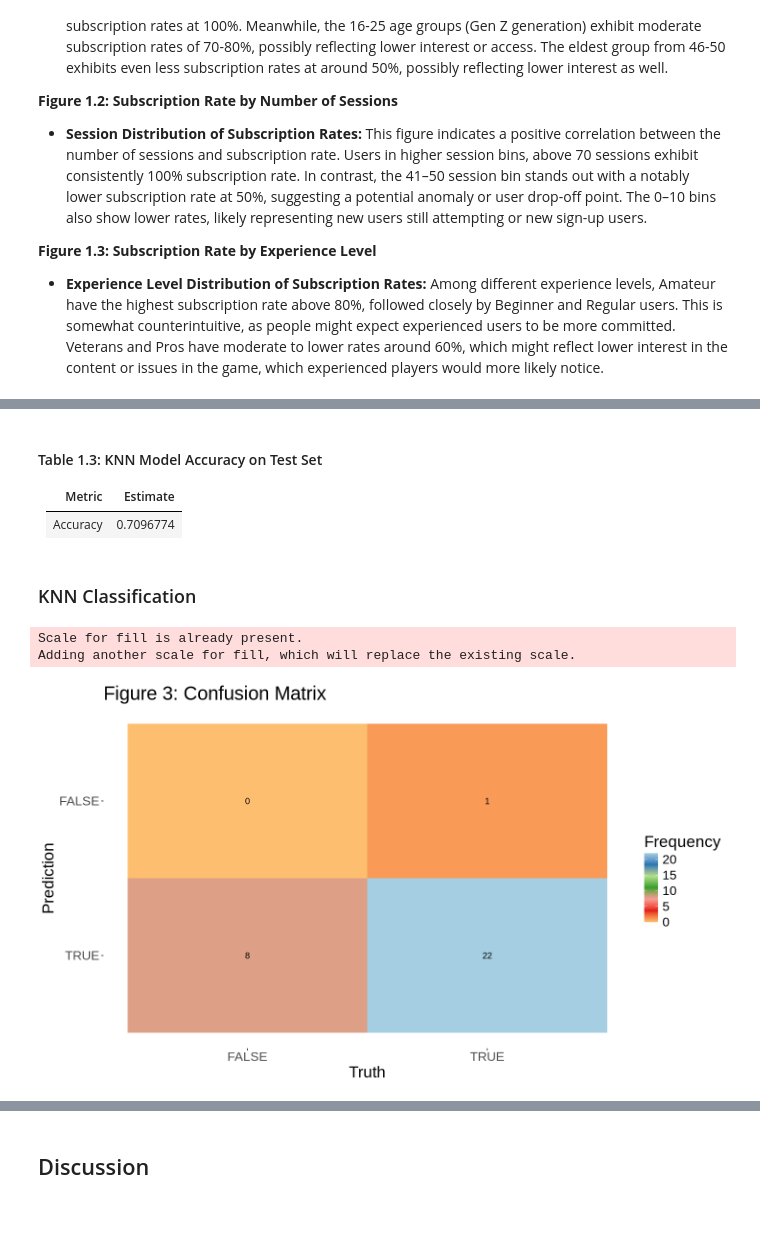
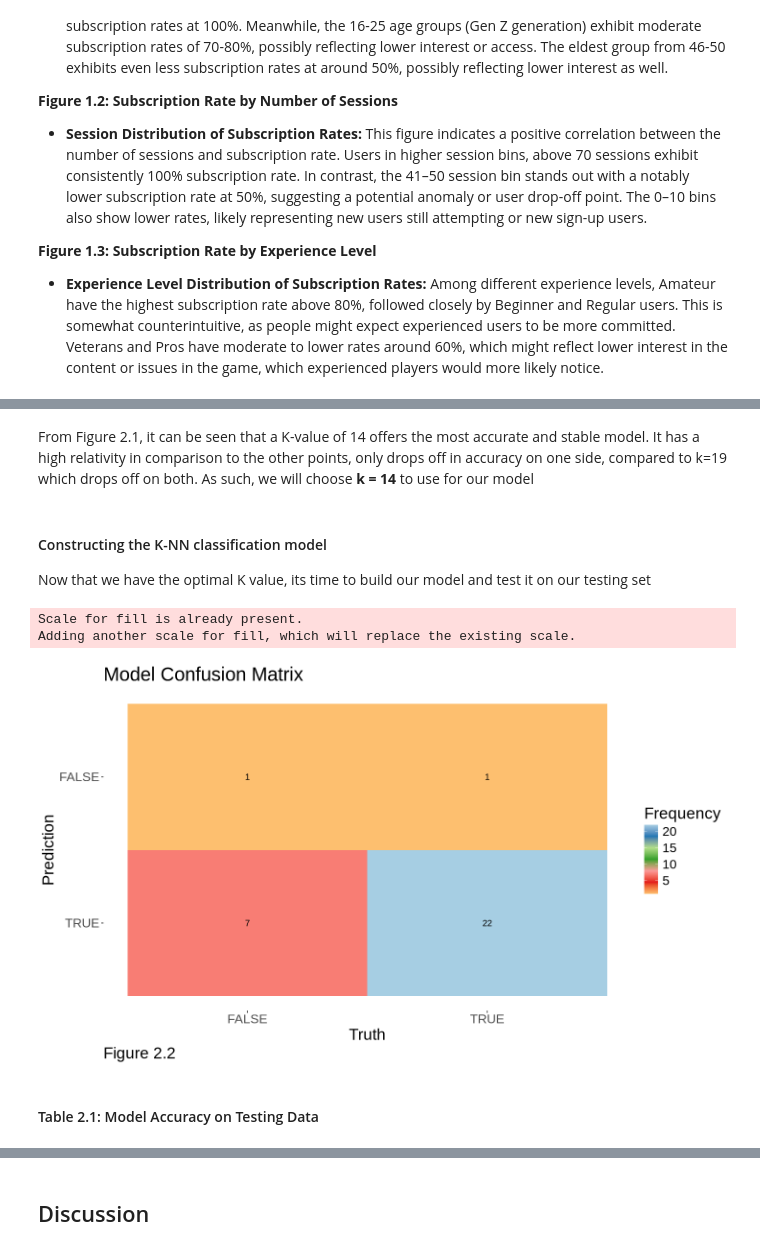
Before and after one commit to karunaj28/DSCI100-Group-Project, a Jupyter notebook: group-final.ipynb, the cells around one changed output, grey strips where cells are left out. Cells and saved outputs as stored; diff of their text form; code cells hidden in the pictures; blank space fills up the shorter version.

```diff
--- a/group-final.ipynb
+++ b/group-final.ipynb
@@ -336,38 +349,38 @@ Warning message in geom_point(aes(x = 15, y = ky), size = 4, colour = "blue"):
+# %% [markdown]
+From Figure 2.1, it can be seen that a K-value of 14 offers the most accurate and stable model. It has a high relativity in comparison to the other points, only drops off in accuracy on one side, compared to k=19 which drops off on both. As such, we will choose **k = 14** to use for our model
+# %% [markdown]
+#### Constructing the K-NN classification model
+Now that we have the optimal K value, its time to build our model and test it on our testing set
+# %%
+knn_best_spec <- nearest_neighbor(weight_func = "rectangular", neighbors = selected_K) |>
+    set_engine("kknn") |>
+    set_mode("classification")
+
+ps_fit <- workflow() |>
+  add_recipe(ps_recipe) |>
+  add_model(knn_best_spec) |>
+  fit(data = ps_train)
+
+ps_predictions <- predict(ps_fit, ps_test) |>
+    bind_cols(ps_test)
+
+ps_acc <- ps_predictions |>
+    metrics(truth = subscribe, estimate = .pred_class) |>
+    select(.metric, .estimate) |>
+    head(1)
+
+ps_cm <- ps_predictions |>
+    conf_mat(truth = subscribe, estimate = .pred_class)
+
+autoplot(ps_cm, type = "heatmap") +
+    scale_fill_distiller(palette = "Paired", name = "Frequency") +
+    labs(title = "Model Confusion Matrix",
+        caption = "Figure 2.2") +
+    theme(legend.position = "right", text = element_text(size = 20),
+          plot.caption = element_text(size = 20, hjust = 0))
+# %% [output]
+Scale for fill is already present.
+Adding another scale for fill, which will replace the existing scale.
+[figure, added]
 # %% [markdown]
-#### Table 1.3: KNN Model Accuracy on Test Set
-
-| Metric   | Estimate   |
-|----------|------------|
-| Accuracy | 0.7096774  |
+#### Table 2.1: Model Accuracy on Testing Data
-# %% [markdown]
-### KNN Classification
-# %%
-knn_best_spec <- nearest_neighbor(weight_func = "rectangular", neighbors = 13) |>
-    set_engine("kknn") |>
-    set_mode("classification")
-
-ps_fit <- workflow() |>
-  add_recipe(ps_recipe) |>
-  add_model(knn_best_spec) |>
-  fit(data = ps_train)
-
-ps_predictions <- predict(ps_fit, ps_test) |>
-    bind_cols(ps_test)
-
-ps_acc <- ps_predictions |>
-    metrics(truth = subscribe, estimate = .pred_class) |>
-    select(.metric, .estimate) |>
-    head(1)
-
-ps_cm <- ps_predictions |>
-    conf_mat(truth = subscribe, estimate = .pred_class)
-
-autoplot(ps_cm, type = "heatmap") +
-    scale_fill_distiller(palette = "Paired", name = "Frequency") +
-    labs(title = "Figure 3: Confusion Matrix") +
-    theme(legend.position = "right", text = element_text(size = 20),
-          plot.caption = element_text(size = 20, hjust = 0))
-# %% [output]
-Scale for fill is already present.
-Adding another scale for fill, which will replace the existing scale.
-[figure, removed]
```
Also changed, not shown: parts of 13 cells of this notebook.
